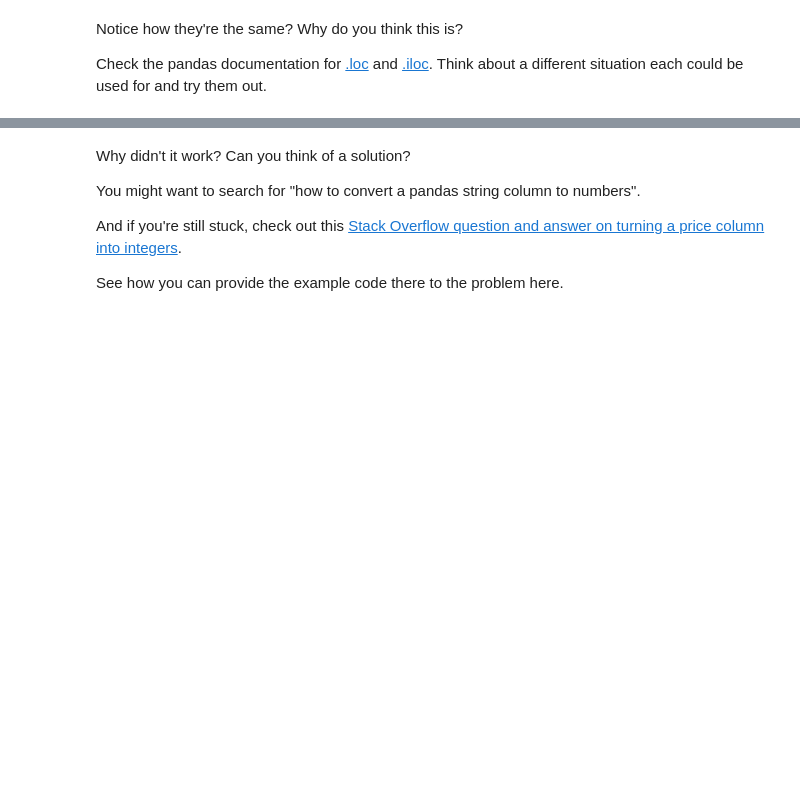
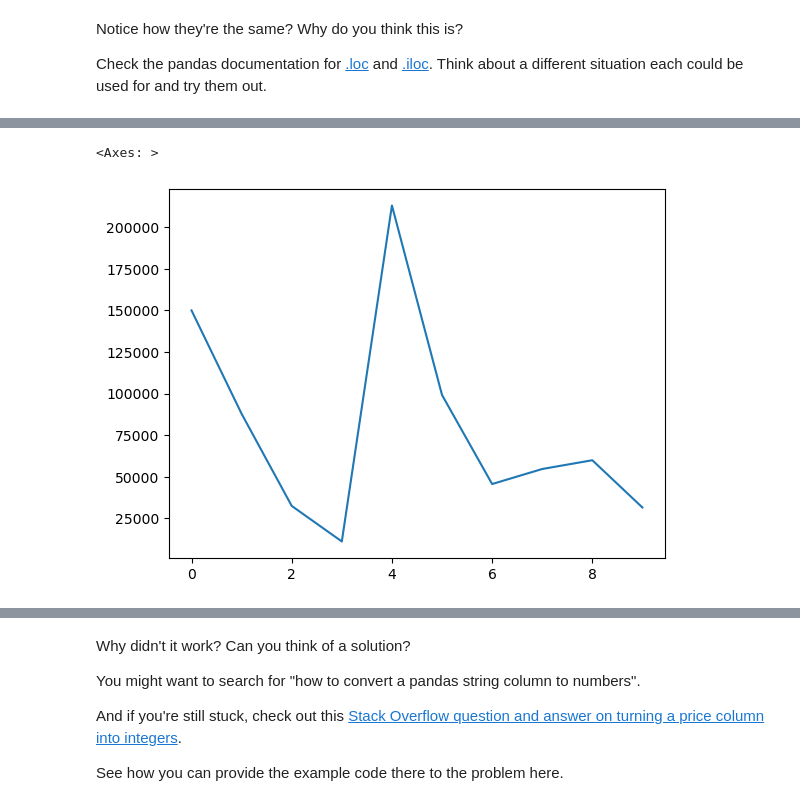
Before and after one commit to RudraMaywad13/ml-course, a Jupyter notebook: sample_project_1/pandas-exercises.ipynb, the cells around one changed output, grey strips where cells are left out. Drawn from its saved outputs; the diff is of its cells as text; code cells hidden in the pictures; blank space fills up the shorter version.

```diff
--- a/sample_project_1/pandas-exercises.ipynb
+++ b/sample_project_1/pandas-exercises.ipynb
@@ -23,2 +45,4 @@ For further reference and resources, it's advised to check out the [pandas docum
 # %%
 # Import "../data/car-sales.csv" and turn it into a DataFrame
+car_sales= pd.read_csv("car-sales.csv")
+car_sales
@@ -69,5 +240,9 @@ Check the pandas documentation for [.loc](https://pandas.pydata.org/pandas-docs/
 # %%
 # Import Matplotlib and create a plot of the Odometer column
 # Don't forget to use %matplotlib inline
+car_sales["Odometer (KM)"].plot()
+# %% [output]
+<Axes: >
+[figure, added]
 # %%
 # Create a histogram of the Odometer column using hist()
```
Also changed, not shown: parts of 51 cells of this notebook, 50 other files.
